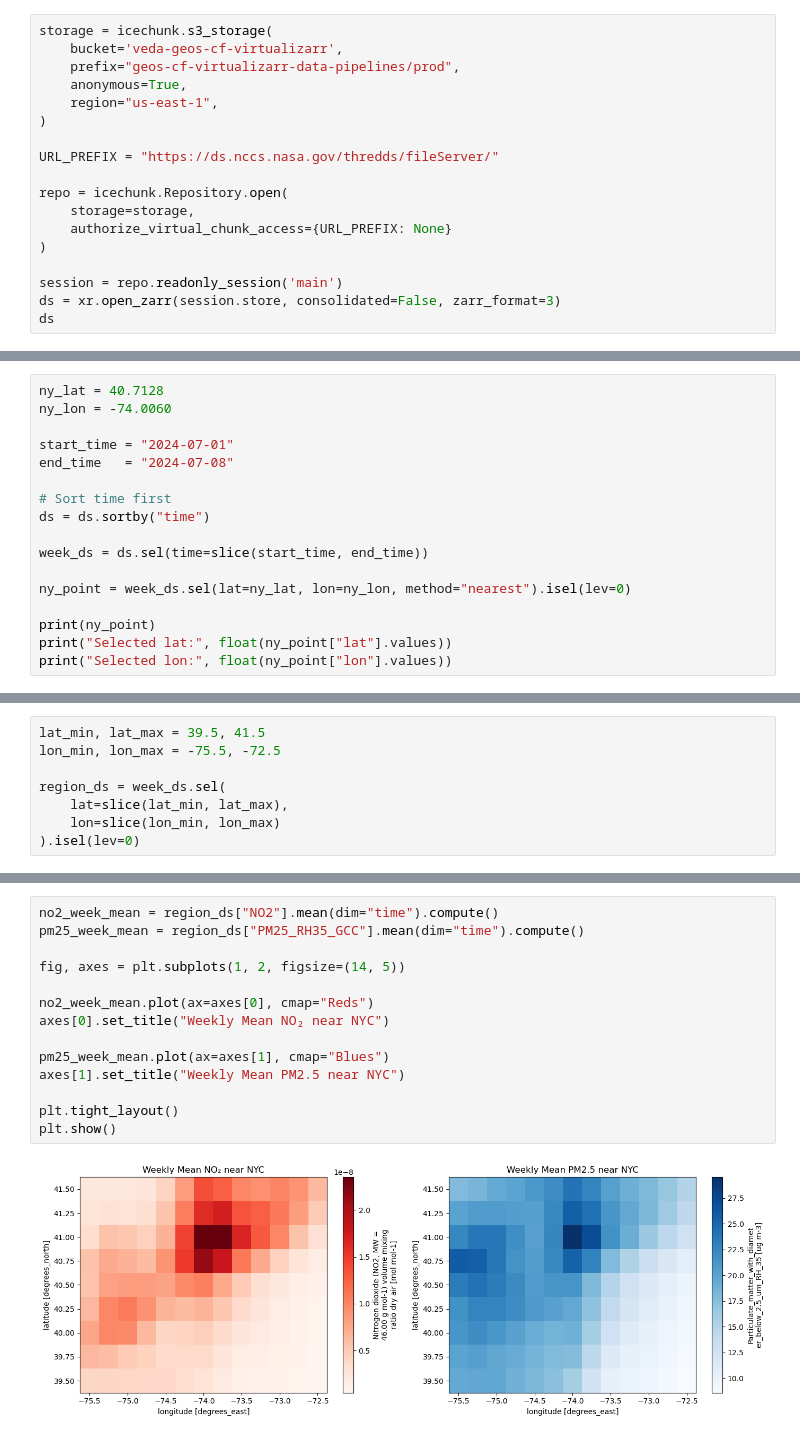
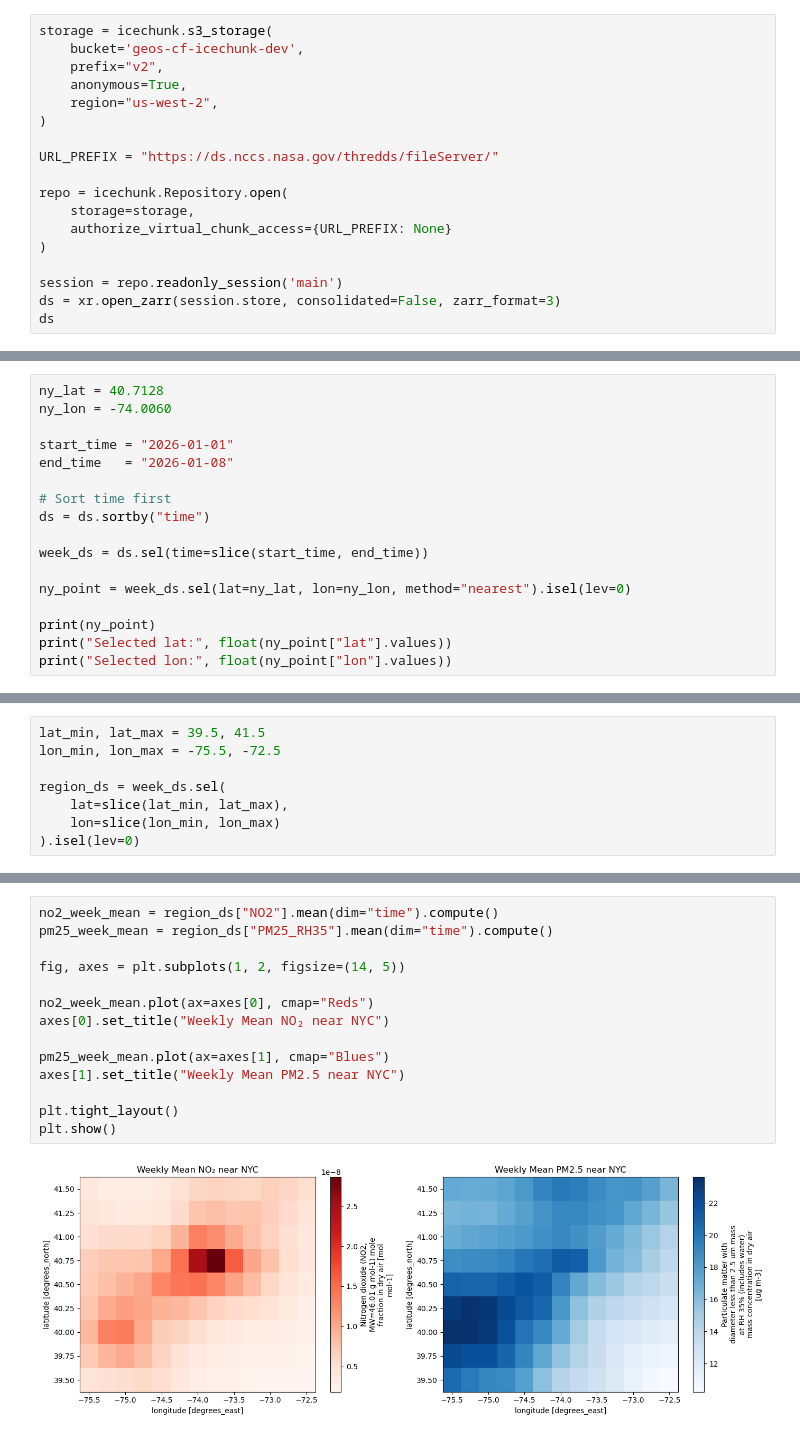
Before and after one commit to tylanderson/geos-cf-icechunk, a Jupyter notebook: notebooks/geos-cf-explore.ipynb, the cells around one changed output, grey strips where cells are left out. Saved outputs shown, nothing was run; the diff lists cells and outputs as text.

```diff
--- a/notebooks/geos-cf-explore.ipynb
+++ b/notebooks/geos-cf-explore.ipynb
@@ -45,9 +53,9 @@ from dask.diagnostics import ProgressBar
 # %%
 storage = icechunk.s3_storage(
-    bucket='veda-geos-cf-virtualizarr',
-    prefix="geos-cf-virtualizarr-data-pipelines/prod",
+    bucket='geos-cf-icechunk-dev',
+    prefix="v2",
     anonymous=True,
-    region="us-east-1",
+    region="us-west-2",
 )
 
 URL_PREFIX = "https://ds.nccs.nasa.gov/thredds/fileServer/"
@@ -205,8 +246,8 @@ import cartopy.feature as cfeature
 ny_lat = 40.7128
 ny_lon = -74.0060
 
-start_time = "2024-07-01"
-end_time   = "2024-07-08"
+start_time = "2026-01-01"
+end_time   = "2026-01-08"
 
 # Sort time first
 ds = ds.sortby("time")
@@ -348,19 +392,19 @@ plt.show()
 # %%
 no2_week_mean = region_ds["NO2"].mean(dim="time").compute()
-pm25_week_mean = region_ds["PM25_RH35_GCC"].mean(dim="time").compute()
+pm25_week_mean = region_ds["PM25_RH35"].mean(dim="time").compute()
 
 fig, axes = plt.subplots(1, 2, figsize=(14, 5))
 
 no2_week_mean.plot(ax=axes[0], cmap="Reds")
 axes[0].set_title("Weekly Mean NO₂ near NYC")
 
 pm25_week_mean.plot(ax=axes[1], cmap="Blues")
 axes[1].set_title("Weekly Mean PM2.5 near NYC")
 
 plt.tight_layout()
 plt.show()
 # %% [output]
-[figure, old version]
+[figure, new version]
 # %%
 fig, axes = plt.subplots(
     1, 2, figsize=(15, 6),
```
Also changed, not shown: parts of 14 cells of this notebook.
